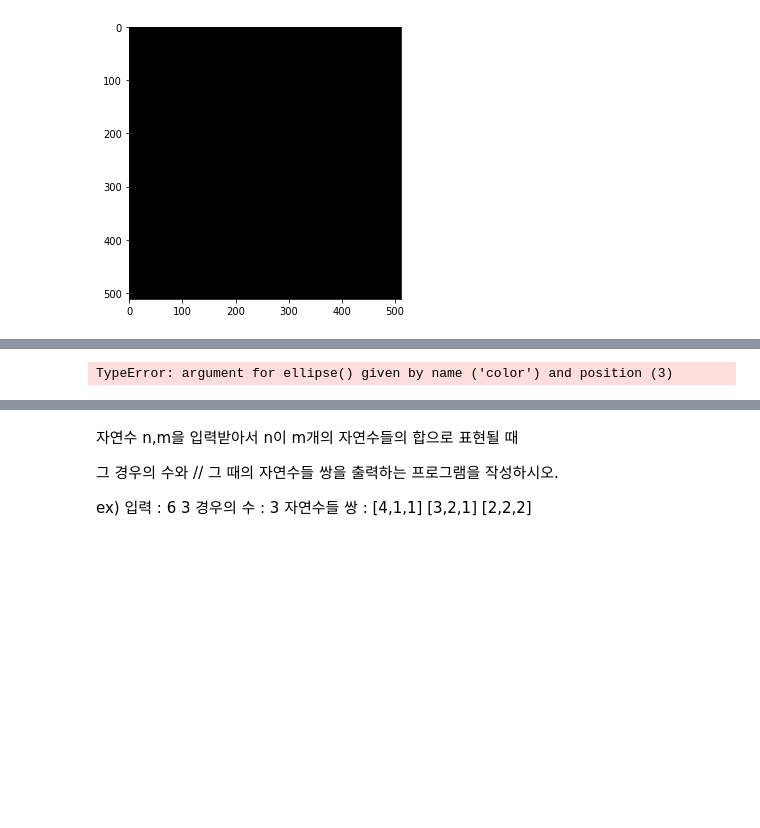
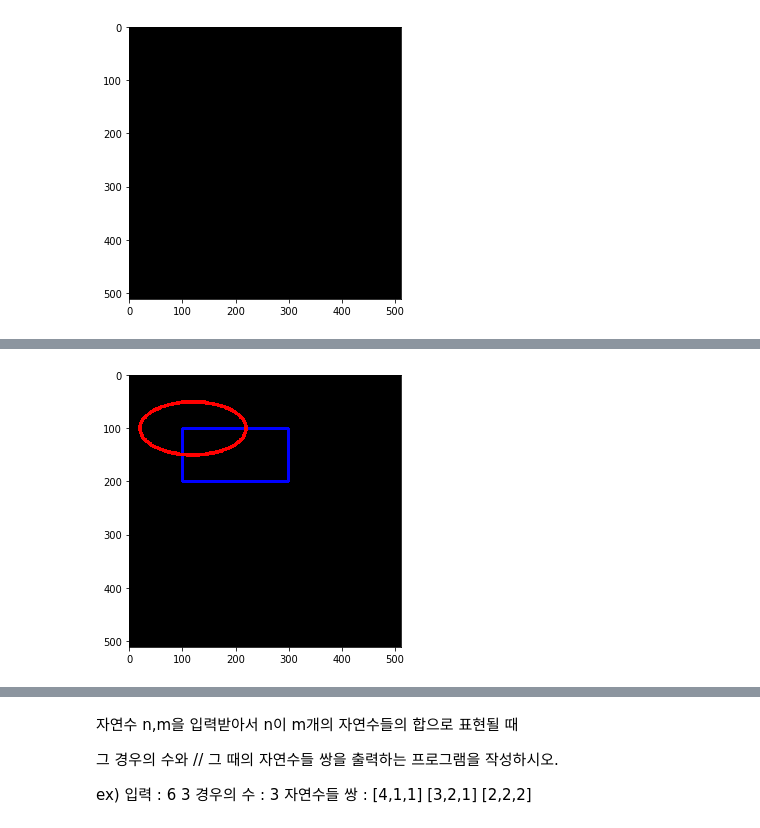
Before and after one commit to loftmain/opencv_project, a Jupyter notebook: OpenCV를이용한_디지털_영상처리/imageprocessing_02.ipynb, the cells around one changed output, grey strips where cells are left out. Saved outputs shown, nothing was run; the diff lists cells and outputs as text; code cells hidden in the pictures; blank space fills up the shorter version.

```diff
--- a/OpenCV를이용한_디지털_영상처리/imageprocessing_02.ipynb
+++ b/OpenCV를이용한_디지털_영상처리/imageprocessing_02.ipynb
@@ -79,25 +79,26 @@ imshow("img", img)
 # %%
 # ellipse
 
 center_coordinates = (120, 100)
 
 axesLength = (100, 50)
 
 angle = 0
 
 startAngle = 0
 
 endAngle = 360
 
 # Red color in BGR
 color = (0, 0, 255)
 
 # Line thickness of 5 px
 thickness = 5
 
 # Using cv2.ellipse() method
 # Draw a ellipse with red line borders of thickness of 5 px
 image = cv2.ellipse(img, center_coordinates, axesLength,
            angle, startAngle, endAngle, color, thickness)
+imshow("", img)
 # %% [output]
-TypeError: argument for ellipse() given by name ('color') and position (3)
+[figure, added]
```
Also changed, not shown: parts of 5 cells of this notebook.
